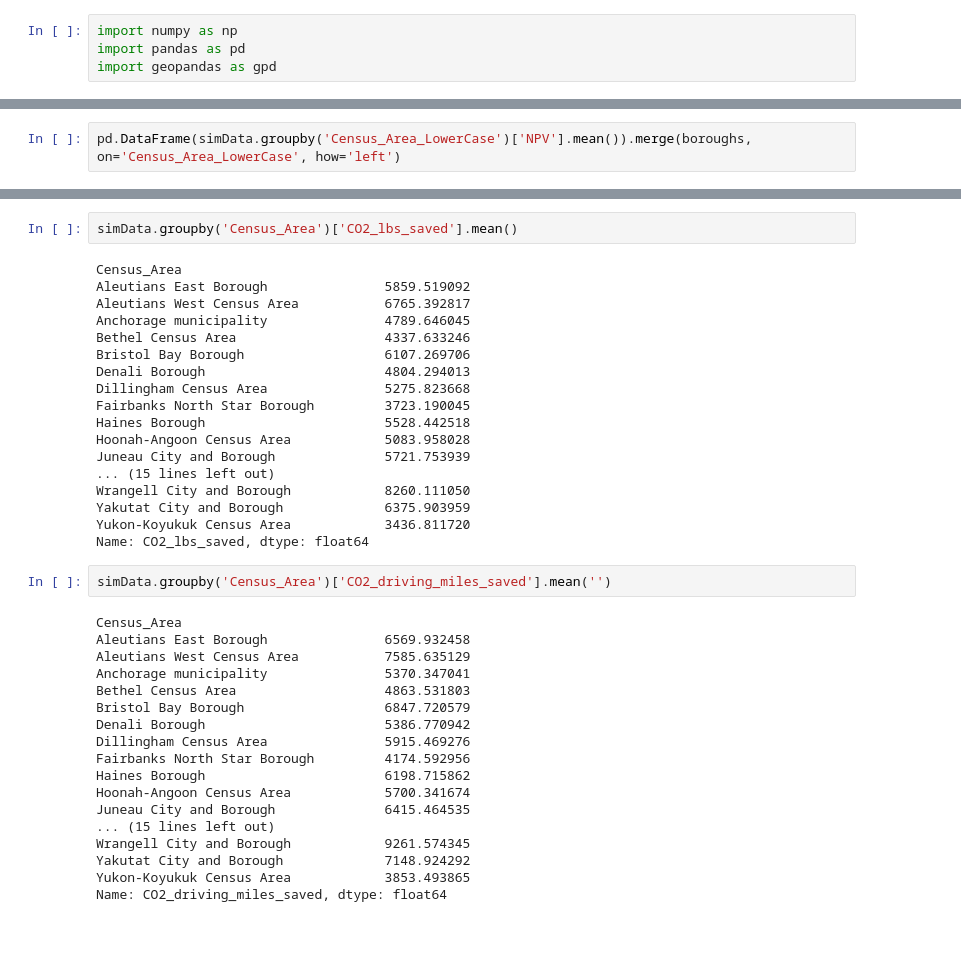
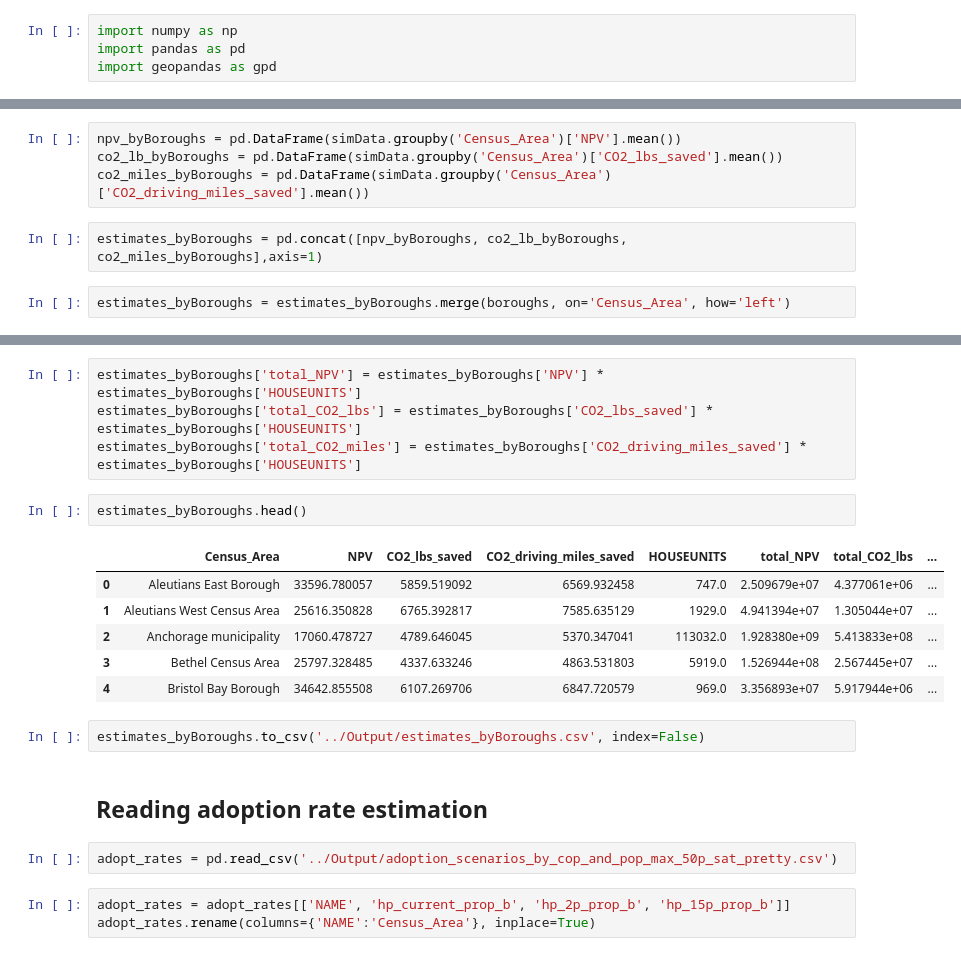
Before and after one commit to uwescience/DSSG2023-Heating-Loads, a Jupyter notebook: Code/aggregateNums.ipynb, the cells around one changed output, grey strips where cells are left out. Cells and saved outputs as stored; diff of their text form.

```diff
--- a/Code/aggregateNums.ipynb
+++ b/Code/aggregateNums.ipynb
@@ -44,2 +27,8 @@ boroughs
+# %%
+npv_byBoroughs = pd.DataFrame(simData.groupby('Census_Area')['NPV'].mean())
+co2_lb_byBoroughs = pd.DataFrame(simData.groupby('Census_Area')['CO2_lbs_saved'].mean())
+co2_miles_byBoroughs = pd.DataFrame(simData.groupby('Census_Area')['CO2_driving_miles_saved'].mean())
+# %%
+estimates_byBoroughs = pd.concat([npv_byBoroughs, co2_lb_byBoroughs, co2_miles_byBoroughs],axis=1)
 # %%
-pd.DataFrame(simData.groupby('Census_Area_LowerCase')['NPV'].mean()).merge(boroughs, on='Census_Area_LowerCase', how='left')
+estimates_byBoroughs = estimates_byBoroughs.merge(boroughs, on='Census_Area', how='left')
@@ -64,40 +35,22 @@ pd.DataFrame(simData.groupby('Census_Area_LowerCase')['NPV'].mean()).merge(borou
-# %%
-simData.groupby('Census_Area')['CO2_lbs_saved'].mean()
-# %% [output]
-Census_Area
-Aleutians East Borough               5859.519092
-Aleutians West Census Area           6765.392817
-Anchorage municipality               4789.646045
-Bethel Census Area                   4337.633246
-Bristol Bay Borough                  6107.269706
-Denali Borough                       4804.294013
-Dillingham Census Area               5275.823668
-Fairbanks North Star Borough         3723.190045
-Haines Borough                       5528.442518
-Hoonah-Angoon Census Area            5083.958028
-Juneau City and Borough              5721.753939
-... (15 lines left out)
-Wrangell City and Borough            8260.111050
-Yakutat City and Borough             6375.903959
-Yukon-Koyukuk Census Area            3436.811720
-Name: CO2_lbs_saved, dtype: float64
-# %%
-simData.groupby('Census_Area')['CO2_driving_miles_saved'].mean('')
-# %% [output]
-Census_Area
-Aleutians East Borough               6569.932458
-Aleutians West Census Area           7585.635129
-Anchorage municipality               5370.347041
-Bethel Census Area                   4863.531803
-Bristol Bay Borough                  6847.720579
-Denali Borough                       5386.770942
-Dillingham Census Area               5915.469276
-Fairbanks North Star Borough         4174.592956
-Haines Borough                       6198.715862
-Hoonah-Angoon Census Area            5700.341674
-Juneau City and Borough              6415.464535
-... (15 lines left out)
-Wrangell City and Borough            9261.574345
-Yakutat City and Borough             7148.924292
-Yukon-Koyukuk Census Area            3853.493865
-Name: CO2_driving_miles_saved, dtype: float64
+# %%
+estimates_byBoroughs['total_NPV'] = estimates_byBoroughs['NPV'] * estimates_byBoroughs['HOUSEUNITS']
+estimates_byBoroughs['total_CO2_lbs'] = estimates_byBoroughs['CO2_lbs_saved'] * estimates_byBoroughs['HOUSEUNITS']
+estimates_byBoroughs['total_CO2_miles'] = estimates_byBoroughs['CO2_driving_miles_saved'] * estimates_byBoroughs['HOUSEUNITS']
+# %%
+estimates_byBoroughs.head()
+# %% [output]
+|  | Census_Area | NPV | CO2_lbs_saved | CO2_driving_miles_saved | HOUSEUNITS | total_NPV | total_CO2_lbs | ... |
+| 0 | Aleutians East Borough | 33596.780057 | 5859.519092 | 6569.932458 | 747.0 | 2.509679e+07 | 4.377061e+06 | ... |
+| 1 | Aleutians West Census Area | 25616.350828 | 6765.392817 | 7585.635129 | 1929.0 | 4.941394e+07 | 1.305044e+07 | ... |
+| 2 | Anchorage municipality | 17060.478727 | 4789.646045 | 5370.347041 | 113032.0 | 1.928380e+09 | 5.413833e+08 | ... |
+| 3 | Bethel Census Area | 25797.328485 | 4337.633246 | 4863.531803 | 5919.0 | 1.526944e+08 | 2.567445e+07 | ... |
+| 4 | Bristol Bay Borough | 34642.855508 | 6107.269706 | 6847.720579 | 969.0 | 3.356893e+07 | 5.917944e+06 | ... |
+# %%
+estimates_byBoroughs.to_csv('../Output/estimates_byBoroughs.csv', index=False)
+# %% [markdown]
+## Reading adoption rate estimation
+# %%
+adopt_rates = pd.read_csv('../Output/adoption_scenarios_by_cop_and_pop_max_50p_sat_pretty.csv')
+# %%
+adopt_rates = adopt_rates[['NAME', 'hp_current_prop_b', 'hp_2p_prop_b', 'hp_15p_prop_b']]
+adopt_rates.rename(columns={'NAME':'Census_Area'}, inplace=True)
```
Also changed, not shown: parts of 14 cells of this notebook, 3 other files.
